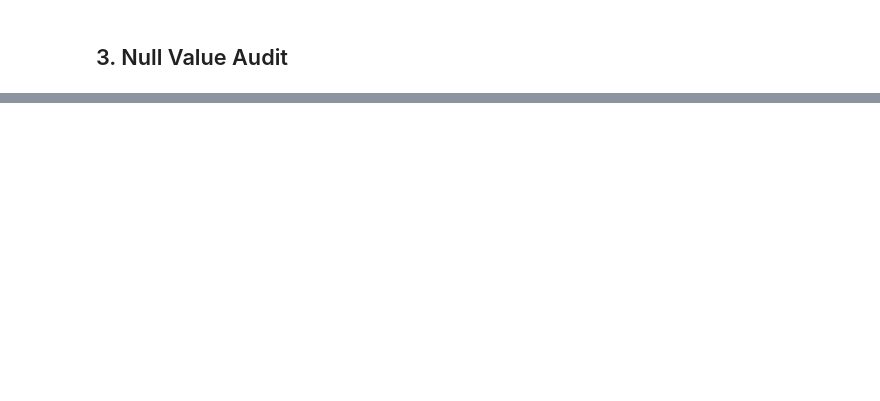
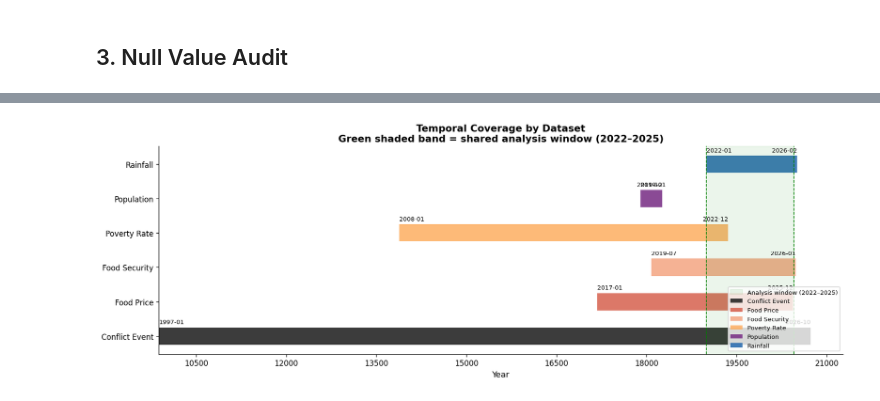
Before and after one commit to MutwiriC/compound-crisis-cascade-kenya, a Jupyter notebook: notebooks/01_data_coverage_audit.ipynb, the cells around one changed output, grey strips where cells are left out. Saved outputs shown, nothing was run; the diff lists cells and outputs as text; code cells hidden in the pictures; blank space fills up the shorter version.

Commit message:
Dataset time

```diff
--- a/notebooks/01_data_coverage_audit.ipynb
+++ b/notebooks/01_data_coverage_audit.ipynb
@@ -231,0 +236,87 @@ plt.show()
+# %%
+COLOURS = {
+    'rainfall':     '#2166ac',   # Blue  — water/climate
+    'food_price':   '#d6604d',   # Red   — price stress
+    'conflict':     '#1a1a1a',   # Near-black — severity
+    'food_security':'#f4a582',   # Salmon — hunger
+    'poverty':      '#762a83',   # Purple — structural vulnerability
+    'highlight':    '#fdae61',   # Amber  — callout
+    'neutral':      '#878787',   # Grey   — background elements
+}
+# %%
+# Temporal coverage timeline chart
+fig, ax = plt.subplots(figsize=(14, 5))
+
+dataset_order = [
+    'conflict_event', 'food_price', 'food_security',
+    'poverty_rate', 'population', 'rainfall'
+]
+
+colour_map = {
+    'rainfall':      COLOURS['rainfall'],
+    'food_price':    COLOURS['food_price'],
+    'conflict_event':      COLOURS['conflict'],
+    'food_security': COLOURS['food_security'],
+    'population':    COLOURS['poverty'],
+    'poverty_rate':       COLOURS['highlight'],
+}
+
+for idx, name in enumerate(dataset_order):
+    df = DATASETS[name]
+    start = df['reference_period_start'].min()
+    end   = df['reference_period_end'].max()
+
+    ax.barh(
+        y=idx,
+        width=(end - start).days,
+        left=start,
+        height=0.5,
+        color=colour_map[name],
+        alpha=0.85,
+        label=name.replace('_', ' ').title()
+    )
+
+    # Annotate with exact date range
+    ax.text(
+        start, idx + 0.32,
+        f"{start.strftime('%Y-%m')}",
+        fontsize=8, va='bottom'
+    )
+    ax.text(
+        end, idx + 0.32,
+        f"{end.strftime('%Y-%m')}",
+        fontsize=8, va='bottom', ha='right'
+    )
+
+# Mark the analysis overlap window
+overlap_start = pd.Timestamp('2022-01-01')
+overlap_end   = pd.Timestamp('2025-12-31')
+ax.axvspan(
+    overlap_start, overlap_end,
+    alpha=0.08, color='green', label='Analysis window (2022–2025)'
+)
+ax.axvline(overlap_start, color='green', linestyle='--', linewidth=1)
+ax.axvline(overlap_end,   color='green', linestyle='--', linewidth=1)
+
+ax.set_yticks(range(len(dataset_order)))
+ax.set_yticklabels(
+    [d.replace('_', ' ').title() for d in dataset_order],
+    fontsize=10
+)
+ax.set_xlabel('Year', fontsize=11)
+ax.set_title(
+    'Temporal Coverage by Dataset\n'
+    'Green shaded band = shared analysis window (2022–2025)',
+    fontweight='bold'
+)
+ax.legend(loc='lower right', fontsize=8)
+ax.xaxis.set_major_locator(mticker.MaxNLocator(10))
+plt.tight_layout()
+plt.savefig(
+    os.path.join(fig_dir, '01_temporal_coverage.png'),
+    bbox_inches='tight', dpi=150
+)
+plt.show()
+print("Saved: outputs/figures/01_temporal_coverage.png")
+# %% [output]
+[figure, added]
```
Also changed, not shown: parts of 5 cells of this notebook, 1 other file.
